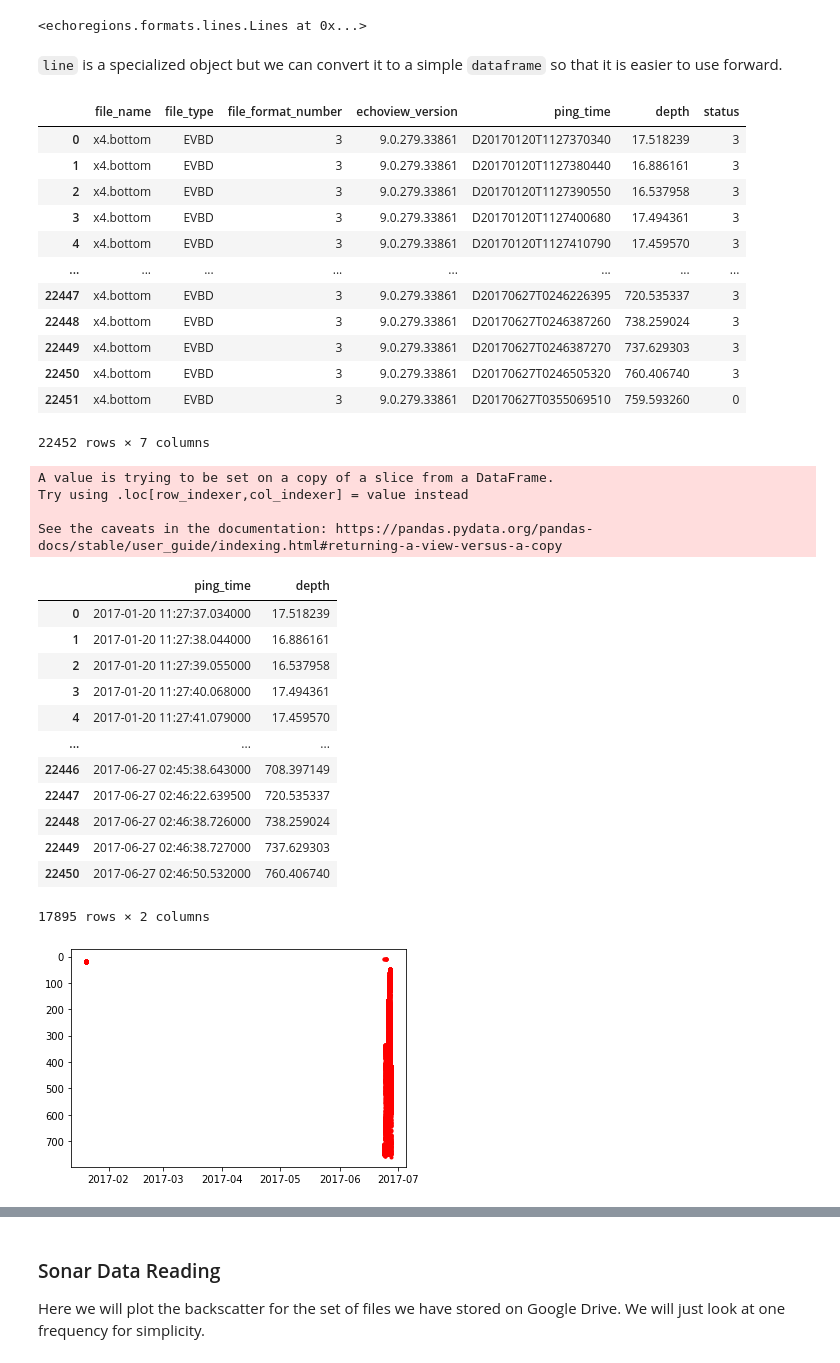
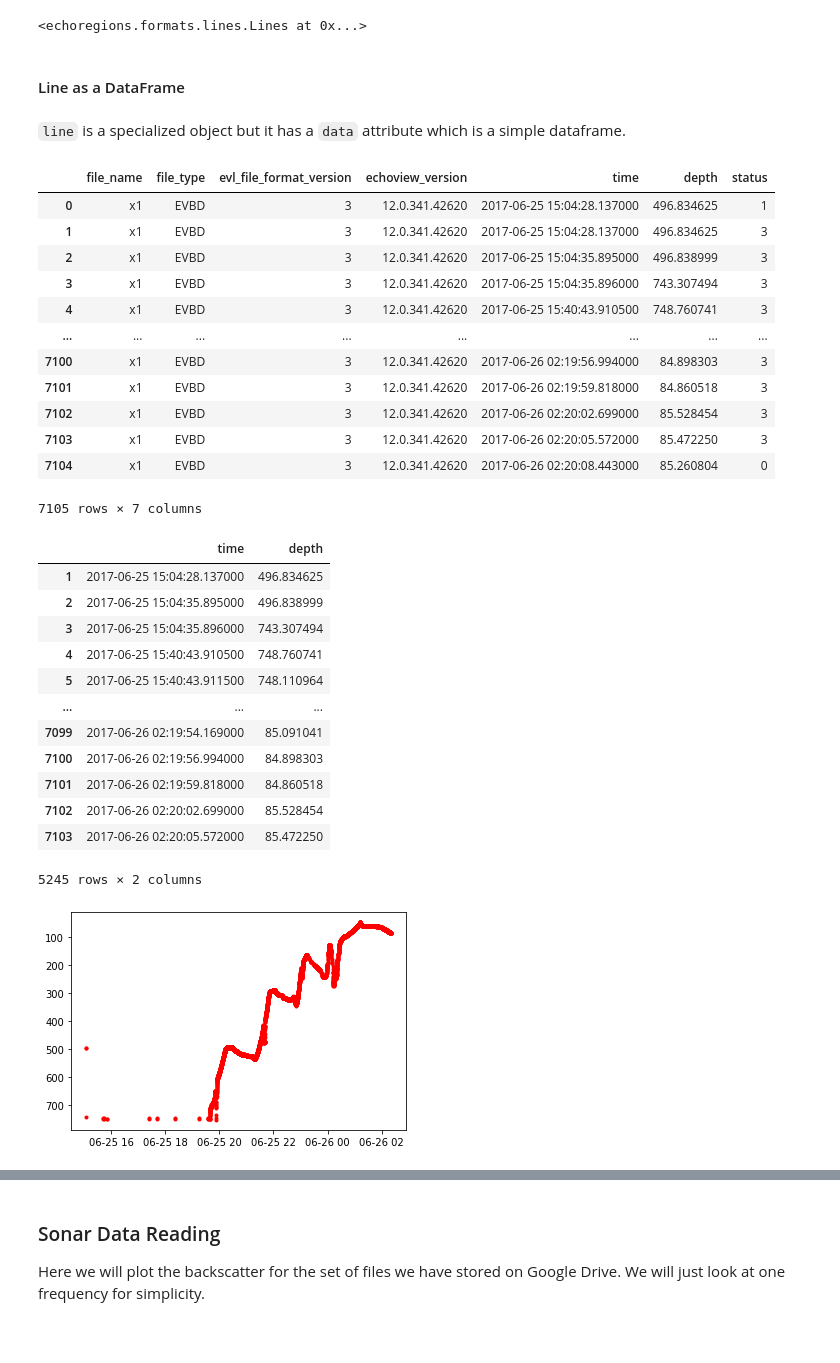
Before and after one commit to OSOceanAcoustics/echoregions, a Jupyter notebook: notebooks/read_bottom_from_evl.ipynb, the cells around one changed output, grey strips where cells are left out. Saved outputs shown, nothing was run; the diff lists cells and outputs as text; code cells hidden in the pictures; blank space fills up the shorter version.

Commit message:
working version of line example notebook pulling sonar data from drive: need to resolve the data access

```diff
--- a/notebooks/read_bottom_from_evl.ipynb
+++ b/notebooks/read_bottom_from_evl.ipynb
@@ -81,61 +77,55 @@ EVL_PATH = '/content/drive/Shareddrives/pacific_hake_survey/EchoviewExports/Line
 # %%
-# read that specific file
-line = er.read_evl(os.path.join(EVL_PATH, 'x4.bottom.evl'))
+# read an example .evl file
+line = er.read_evl('x1.evl')
 line
 # %% [output]
 <echoregions.formats.lines.Lines at 0x...>
+# %% [markdown]
+#### Line as a DataFrame
 # %% [markdown]
-`line` is a specialized object but we can convert it to a simple `dataframe` so that it is easier to use forward.
+`line` is a specialized object but it has a `data` attribute which is a simple dataframe.
 # %%
-# convert the line object to a dataframe
-line_df = line.to_dataframe()
+# store the object's data in a dataframe
+line_df = line.data
 # %%
 line_df
 # %% [output]
-|  | file_name | file_type | file_format_number | echoview_version | ping_time | depth | status |
-| 0 | x4.bottom | EVBD | 3 | 9.0.279.33861 | D20170120T1127370340 | 17.518239 | 3 |
-| 1 | x4.bottom | EVBD | 3 | 9.0.279.33861 | D20170120T1127380440 | 16.886161 | 3 |
-| 2 | x4.bottom | EVBD | 3 | 9.0.279.33861 | D20170120T1127390550 | 16.537958 | 3 |
-| 3 | x4.bottom | EVBD | 3 | 9.0.279.33861 | D20170120T1127400680 | 17.494361 | 3 |
-| 4 | x4.bottom | EVBD | 3 | 9.0.279.33861 | D20170120T1127410790 | 17.459570 | 3 |
+|  | file_name | file_type | evl_file_format_version | echoview_version | time | depth | status |
+| 0 | x1 | EVBD | 3 | 12.0.341.42620 | 2017-06-25 15:04:28.137000 | 496.834625 | 1 |
+| 1 | x1 | EVBD | 3 | 12.0.341.42620 | 2017-06-25 15:04:28.137000 | 496.834625 | 3 |
+| 2 | x1 | EVBD | 3 | 12.0.341.42620 | 2017-06-25 15:04:35.895000 | 496.838999 | 3 |
+| 3 | x1 | EVBD | 3 | 12.0.341.42620 | 2017-06-25 15:04:35.896000 | 743.307494 | 3 |
+| 4 | x1 | EVBD | 3 | 12.0.341.42620 | 2017-06-25 15:40:43.910500 | 748.760741 | 3 |
 | ... | ... | ... | ... | ... | ... | ... | ... |
-| 22447 | x4.bottom | EVBD | 3 | 9.0.279.33861 | D20170627T0246226395 | 720.535337 | 3 |
-| 22448 | x4.bottom | EVBD | 3 | 9.0.279.33861 | D20170627T0246387260 | 738.259024 | 3 |
-| 22449 | x4.bottom | EVBD | 3 | 9.0.279.33861 | D20170627T0246387270 | 737.629303 | 3 |
-| 22450 | x4.bottom | EVBD | 3 | 9.0.279.33861 | D20170627T0246505320 | 760.406740 | 3 |
-| 22451 | x4.bottom | EVBD | 3 | 9.0.279.33861 | D20170627T0355069510 | 759.593260 | 0 |
+| 7100 | x1 | EVBD | 3 | 12.0.341.42620 | 2017-06-26 02:19:56.994000 | 84.898303 | 3 |
+| 7101 | x1 | EVBD | 3 | 12.0.341.42620 | 2017-06-26 02:19:59.818000 | 84.860518 | 3 |
+| 7102 | x1 | EVBD | 3 | 12.0.341.42620 | 2017-06-26 02:20:02.699000 | 85.528454 | 3 |
+| 7103 | x1 | EVBD | 3 | 12.0.341.42620 | 2017-06-26 02:20:05.572000 | 85.472250 | 3 |
+| 7104 | x1 | EVBD | 3 | 12.0.341.42620 | 2017-06-26 02:20:08.443000 | 85.260804 | 0 |
-22452 rows × 7 columns
+7105 rows × 7 columns
 # %%
 # status 3 are good points
 line_df = line_df[line_df['status']=='3']
-# %%
-# convert the datetime column from string to a Python datetime object
-line_df['ping_time'] = pd.to_datetime(line_df['ping_time'].str.replace('T','').str.replace('D',''), format = '%Y%m%d%H%M%S%f')
-# %% [output]
-A value is trying to be set on a copy of a slice from a DataFrame.
-Try using .loc[row_indexer,col_indexer] = value instead
-
-See the caveats in the documentation: https://pandas.pydata.org/pandas-docs/stable/user_guide/indexing.html#returning-a-view-versus-a-copy
 # %%
 # extract only the ping_time and depth columns
-bottom = line_df[['ping_time','depth']]
+bottom = line_df[['time','depth']]
 bottom
 # %% [output]
-|  | ping_time | depth |
-| 0 | 2017-01-20 11:27:37.034000 | 17.518239 |
-| 1 | 2017-01-20 11:27:38.044000 | 16.886161 |
-| 2 | 2017-01-20 11:27:39.055000 | 16.537958 |
-| 3 | 2017-01-20 11:27:40.068000 | 17.494361 |
-| 4 | 2017-01-20 11:27:41.079000 | 17.459570 |
+|  | time | depth |
+| 1 | 2017-06-25 15:04:28.137000 | 496.834625 |
+| 2 | 2017-06-25 15:04:35.895000 | 496.838999 |
+| 3 | 2017-06-25 15:04:35.896000 | 743.307494 |
+| 4 | 2017-06-25 15:40:43.910500 | 748.760741 |
+| 5 | 2017-06-25 15:40:43.911500 | 748.110964 |
 | ... | ... | ... |
-| 22446 | 2017-06-27 02:45:38.643000 | 708.397149 |
-| 22447 | 2017-06-27 02:46:22.639500 | 720.535337 |
-| 22448 | 2017-06-27 02:46:38.726000 | 738.259024 |
-| 22449 | 2017-06-27 02:46:38.727000 | 737.629303 |
-| 22450 | 2017-06-27 02:46:50.532000 | 760.406740 |
+| 7099 | 2017-06-26 02:19:54.169000 | 85.091041 |
+| 7100 | 2017-06-26 02:19:56.994000 | 84.898303 |
+| 7101 | 2017-06-26 02:19:59.818000 | 84.860518 |
+| 7102 | 2017-06-26 02:20:02.699000 | 85.528454 |
+| 7103 | 2017-06-26 02:20:05.572000 | 85.472250 |
-17895 rows × 2 columns
+5245 rows × 2 columns
 # %%
-plt.plot(bottom['ping_time'], bottom['depth'],'r.')
+plt.plot(bottom['time'], bottom['depth'],'r.')
 plt.gca().invert_yaxis()
 # %% [output]
-[figure, old version]
+[figure, new version]
```
Also changed, not shown: parts of 26 cells of this notebook.
